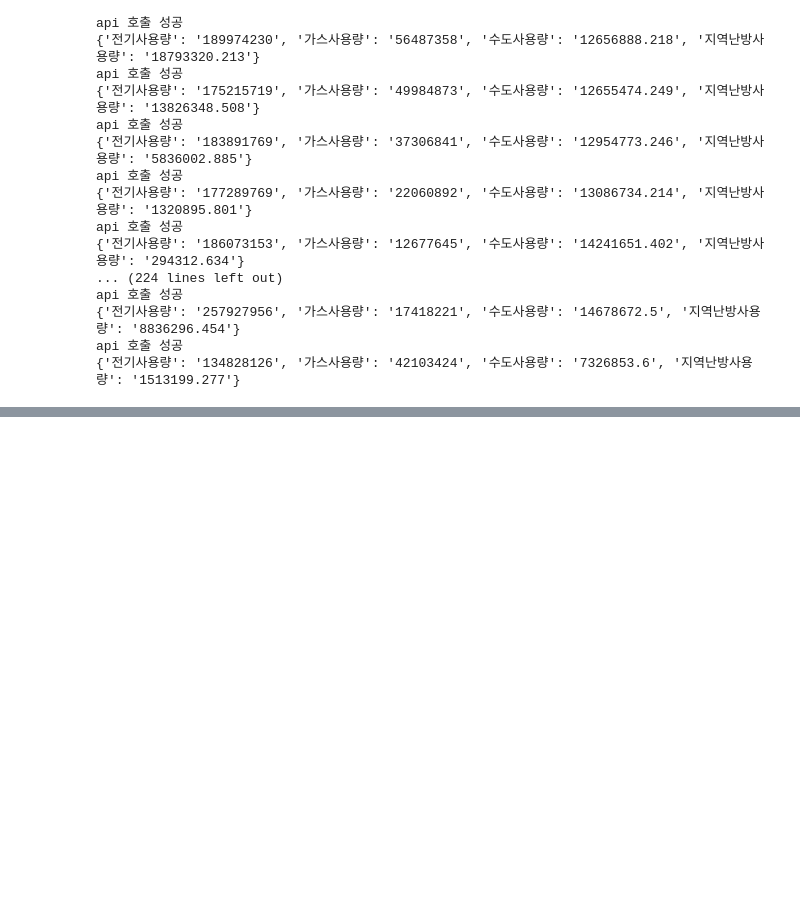
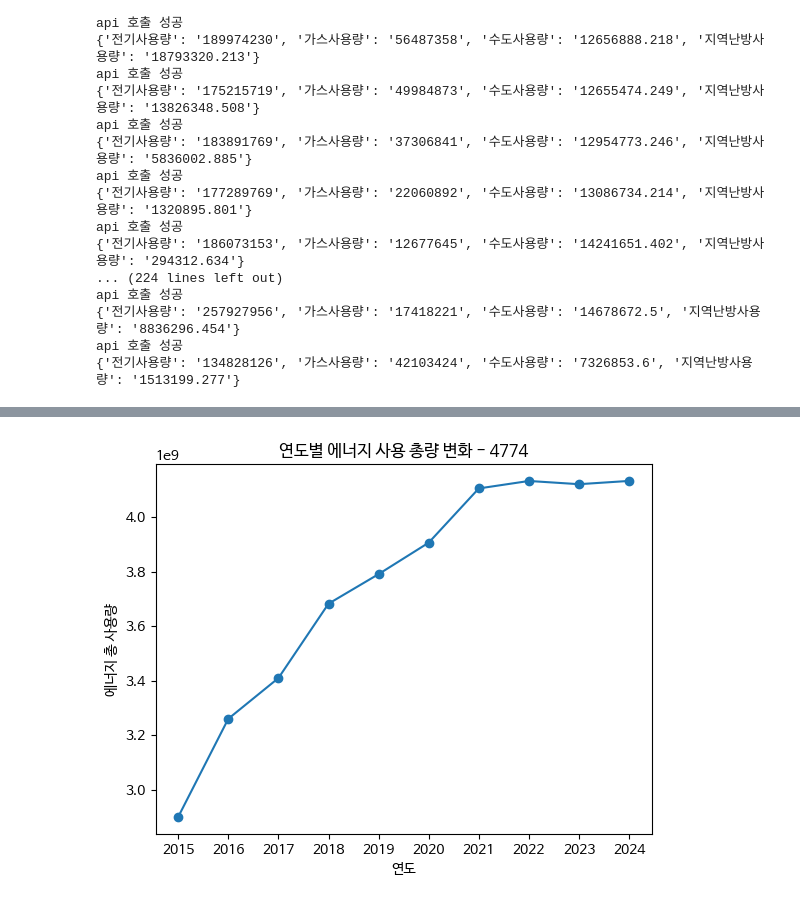
Before and after one commit to Soyeon250/Data-Analysis-with-Open-Source, a Jupyter notebook: 오픈소스_데이터_분석_4강.ipynb, the cells around one changed output, grey strips where cells are left out. Saved outputs shown, nothing was run; the diff lists cells and outputs as text; code cells hidden in the pictures; blank space fills up the shorter version.

```diff
--- a/오픈소스_데이터_분석_4강.ipynb
+++ b/오픈소스_데이터_분석_4강.ipynb
@@ -461,7 +467,6 @@ for year_month in get_year_months():
                   }
                   result_data.append(energy_data)
                   print(energy_data)
-                  break
 
     else:
         print(f"API 호출 실패: {response.status_code}")
@@ -485,0 +639,83 @@ api 호출 성공
+# %%
+# 한글 처리를 위한 matplotlib 설정 (2)
+
+import matplotlib.pyplot as plt
+plt.rc('font', family='NanumBarunGothic')
+# %%
+import requests
+import pandas as pd
+import matplotlib.pyplot as plt
+
+def get_year_months():
+  year_months = []
+  for year in range(2015, 2024+1):
+    for month in range(1, 12+1):
+      year_months.append(f'{year}{month:02d}')
+  return year_months
+
+result_data = []
+
+api_key = "5a4e4156566c737935305568525850"
+
+for year_month in get_year_months():
+    year = year_month[:4]
+    month = year_month[4:]
+    url = f"http://openapi.seoul.go.kr:8088/{api_key}/json/energyUseDataSummaryInfo/1/1000/{year}/{month}"
+
+    response = requests.get(url)
+
+    if response.status_code == 200:
+        data = response.json()
+
+        if 'energyUseDataSummaryInfo' in data:
+            if 'row' in data['energyUseDataSummaryInfo']:
+              rows = data['energyUseDataSummaryInfo']['row']
+
+            for item in rows:
+              if item.get('MM_TYPE') == '개인':
+
+                  energy_data = {
+                      'YEAR': item.get('YEAR'),
+                      'MON': item.get('MON'),
+                      '전기사용량': item.get('EUS'),
+                      '가스사용량': item.get('GUS'),
+                      '수도사용량': item.get('WUS'),
+                      '지역난방사용량': item.get('HUS')
+                  }
+                  result_data.append(energy_data)
+
+    else:
+        print(f"API 호출 실패: {response.status_code}")
+
+df = pd.DataFrame(result_data)
+
+# 연도(year) 컬럼 생성
+df['연도'] = df['YEAR']
+
+# 계절(season) 컬럼 생성
+def get_season(month):
+    if 3 <= month <= 5: return '봄'
+    elif 6 <= month <= 8: return '여름'
+    elif 9 <= month <= 11: return '가을'
+    else: return '겨울'
+df['계절'] = df['MON'].astype(int).apply(get_season)
+
+df = df.drop(columns=['YEAR', 'MON'])
+
+energy_cols = ['전기사용량', '가스사용량', '수도사용량', '지역난방사용량']
+
+df[energy_cols] = df[energy_cols].apply(pd.to_numeric)
+df['총사용량'] = df[energy_cols].sum(axis=1)
+
+yearly_totals = df.groupby('연도')['총사용량'].sum()
+
+plt.plot(yearly_totals.index, yearly_totals.values, marker='o')
+
+# 그래프 제목 및 축 이름 설정
+plt.title('연도별 에너지 사용 총량 변화 - 4774')
+plt.xlabel('연도')
+plt.ylabel('에너지 총 사용량')
+
+plt.show()
+# %% [output]
+[figure, added]
```
Also changed, not shown: parts of 6 cells of this notebook.
